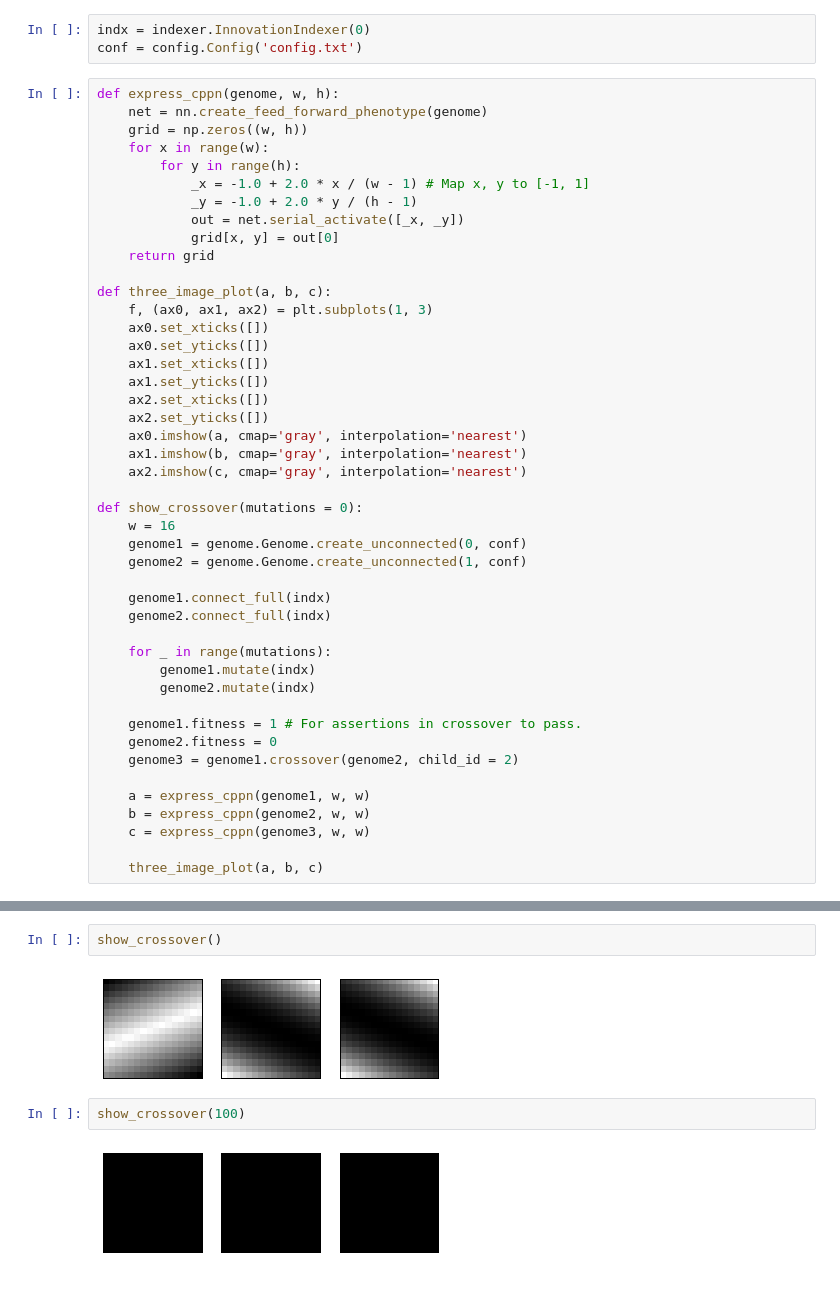
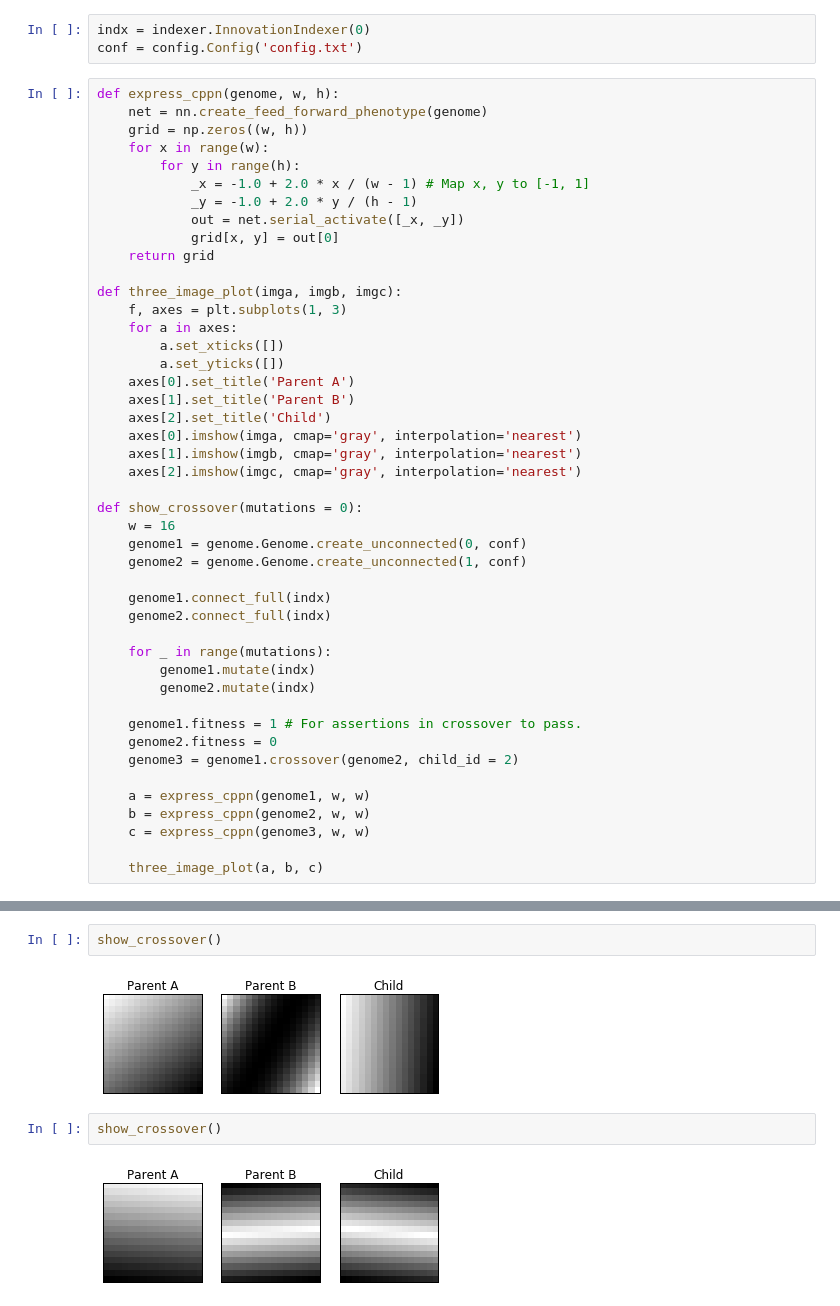
Before and after one commit to joel-simon/CPPN-experiments, a Jupyter notebook: #3 - CPPN Crossover.ipynb, the cells around one changed output, grey strips where cells are left out. Drawn from its saved outputs; the diff is of its cells as text.

```diff
--- a/#3 - CPPN Crossover.ipynb
+++ b/#3 - CPPN Crossover.ipynb
@@ -27,17 +26,17 @@ def express_cppn(genome, w, h):
             grid[x, y] = out[0]
     return grid
 
-def three_image_plot(a, b, c):
-    f, (ax0, ax1, ax2) = plt.subplots(1, 3)
-    ax0.set_xticks([])
-    ax0.set_yticks([])
-    ax1.set_xticks([])
-    ax1.set_yticks([])
-    ax2.set_xticks([])
-    ax2.set_yticks([])
-    ax0.imshow(a, cmap='gray', interpolation='nearest')
-    ax1.imshow(b, cmap='gray', interpolation='nearest')
-    ax2.imshow(c, cmap='gray', interpolation='nearest')
+def three_image_plot(imga, imgb, imgc):
+    f, axes = plt.subplots(1, 3)
+    for a in axes:
+        a.set_xticks([])
+        a.set_yticks([])
+    axes[0].set_title('Parent A')
+    axes[1].set_title('Parent B')
+    axes[2].set_title('Child')
+    axes[0].imshow(imga, cmap='gray', interpolation='nearest')
+    axes[1].imshow(imgb, cmap='gray', interpolation='nearest')
+    axes[2].imshow(imgc, cmap='gray', interpolation='nearest')
 
 def show_crossover(mutations = 0):
     w = 16
@@ -87,9 +86,9 @@ show_crossover()
 # %%
 show_crossover()
 # %% [output]
-[figure, old version]
+[figure, new version]
 # %%
-show_crossover(100)
+show_crossover()
 # %% [output]
-[figure, old version]
+[figure, new version]
 # %%
```
Also changed, not shown: parts of 13 cells of this notebook, 7 other files.
